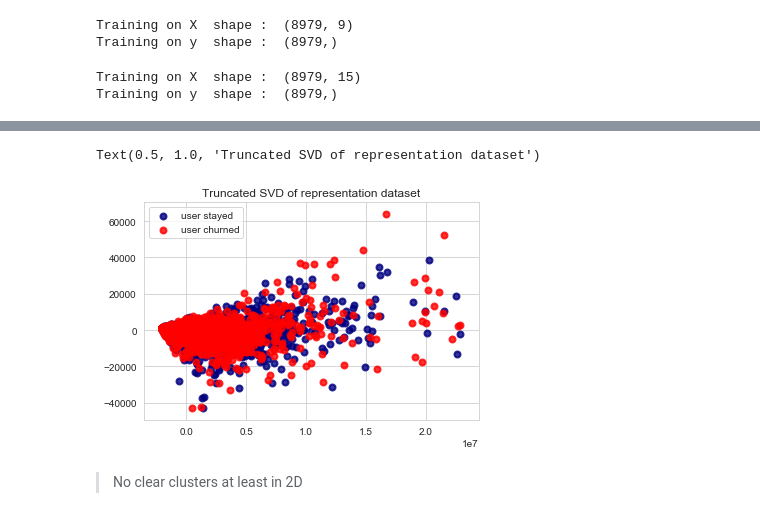
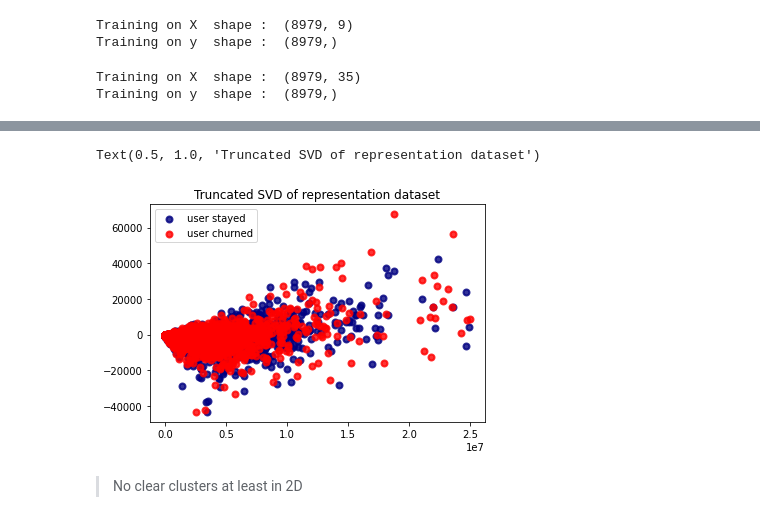
Before and after one commit to AmineDiro/Churn-analysis, a Jupyter notebook: MLpython.ipynb, the cells around one changed output, grey strips where cells are left out. Drawn from its saved outputs; the diff is of its cells as text; code cells hidden in the pictures.

```diff
--- a/MLpython.ipynb
+++ b/MLpython.ipynb
@@ -55,7 +64,7 @@ pd.set_option("display.width", 1000)
 #
 # Import data
 #
-data_path = "tensor-house-data/promotions/churn-media-data/"
+data_path = "churn-media-data/"
 users = pd.read_csv(
     data_path + "users.csv.zip",
     compression="zip",
@@ -230,10 +265,11 @@ result.shape
 # %%
 categorical_features = list(
     result.dtypes.where(result.dtypes == object).dropna().index
-) + ["registration_channel"]
+) + ["registration_channel","location"]
 
 numeric_features = list(result.dtypes.where(result.dtypes != object).dropna().index)
 numeric_features.remove("registration_channel")
+numeric_features.remove("location")
 numeric_features.remove("is_churn")
 
 features = categorical_features + numeric_features
@@ -241,7 +277,7 @@ X = result[features]
 y = result["is_churn"]
 # %%
 numeric_transformer = Pipeline(
-    steps=[("imputer", SimpleImputer(strategy="constant", fill_value=0))]
+    steps=[('scaler',StandardScaler()),("imputer", SimpleImputer(strategy="constant", fill_value=0))]
 )
 
 categorical_transformer = Pipeline(
@@ -268,6 +304,6 @@ X_t = preproc.fit_transform(X)
 print('Training on X  shape : ',X_t.shape)
 print('Training on y  shape : ',y.shape)
 # %% [output]
-Training on X  shape :  (8979, 15)
+Training on X  shape :  (8979, 35)
 Training on y  shape :  (8979,)
 # %% [markdown]
@@ -275,23 +311,23 @@ Training on y  shape :  (8979,)
 # %%
 from sklearn.decomposition import TruncatedSVD
 from sklearn.decomposition import PCA
 
-X_r = PCA(n_components=2).fit_transform(X_t)
+X_r = TruncatedSVD(n_components=2).fit_transform(X_t)
 
 colors = ["navy", "red"]
 lw = 2
 target_names = ["user stayed", "user churned"]
 for color, i, target_name in zip(colors, [0, 1], target_names):
     plt.scatter(
         X_r[y == i, 0], X_r[y == i, 1], color=color, alpha=0.8, lw=lw, label=target_name
     )
     plt.savefig("TruncatedSVD.png")
 
 plt.legend(loc="best", shadow=False, scatterpoints=1)
 plt.title("Truncated SVD of representation dataset")
 # %% [output]
 Text(0.5, 1.0, 'Truncated SVD of representation dataset')
-[figure, old version]
+[figure, new version]
 # %% [markdown]
 > No clear clusters at least in 2D
 # %% [markdown]
```
Also changed, not shown: parts of 80 cells of this notebook.
